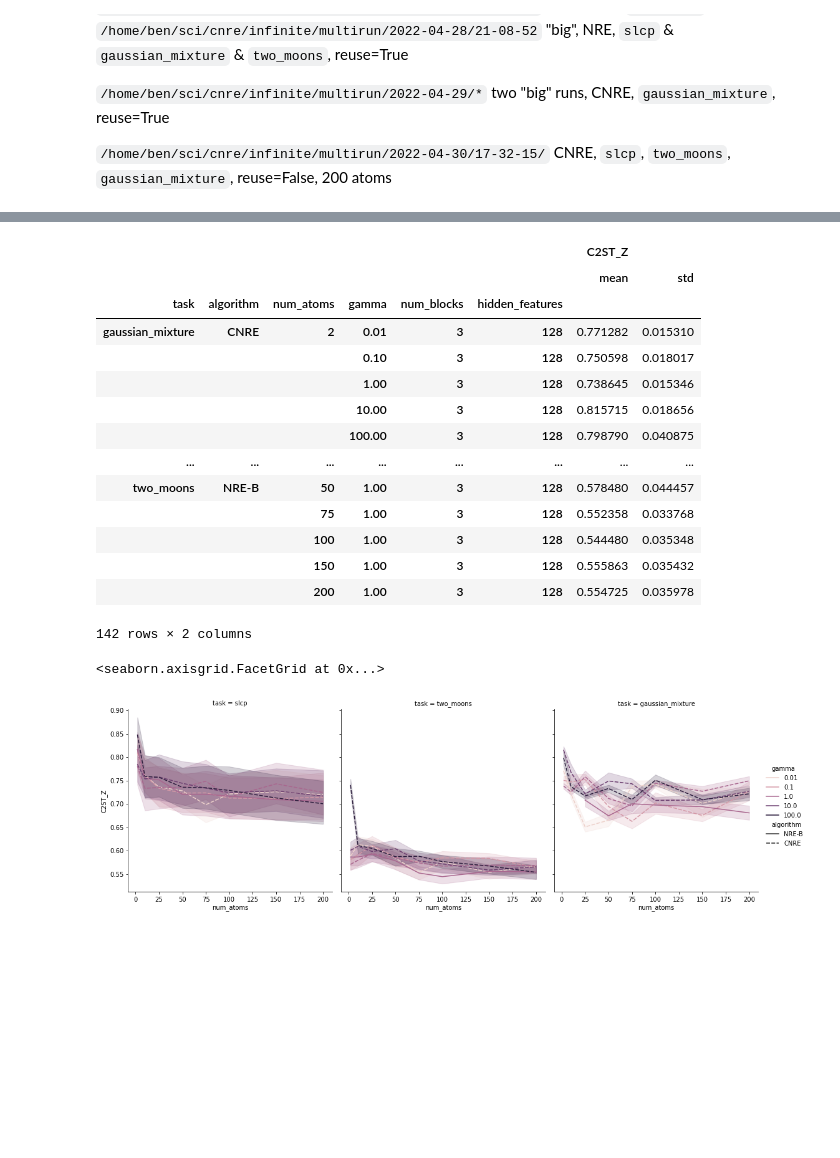
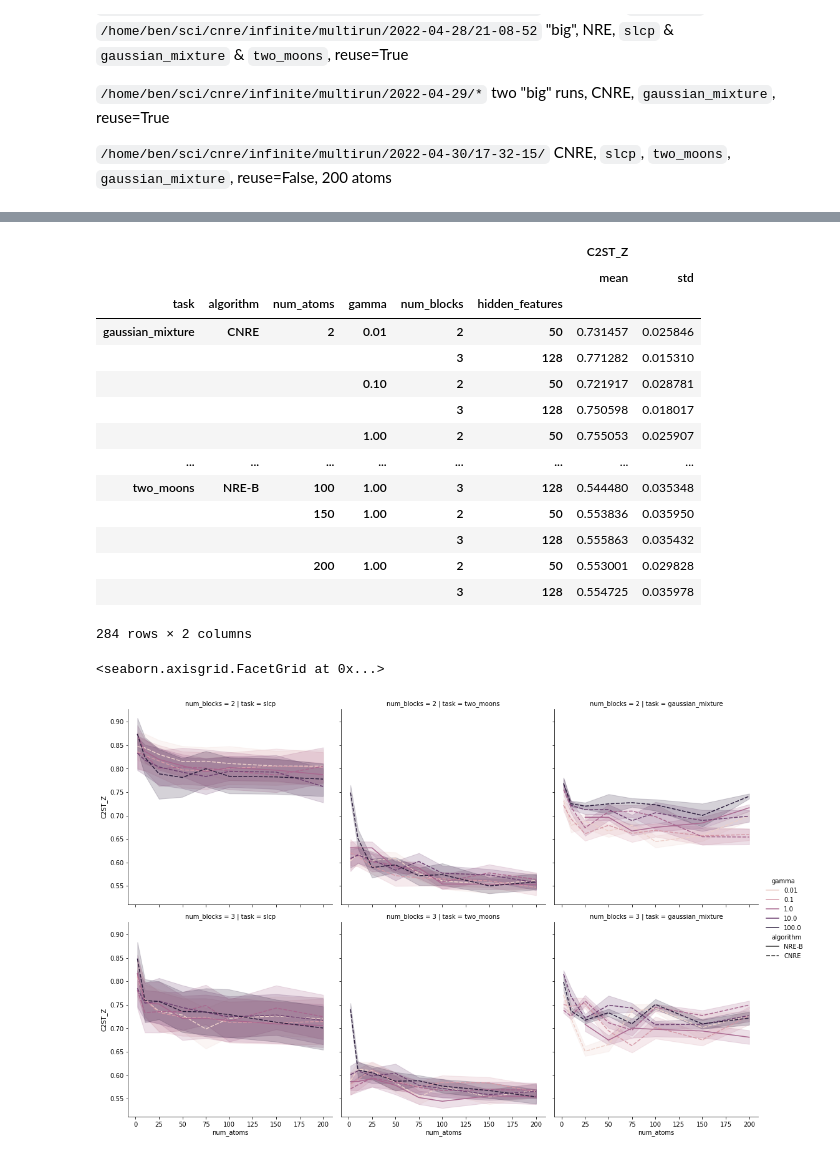
Before and after one commit to bkmi/cnre, a Jupyter notebook: infinite/01 validation loss.ipynb, the cells around one changed output, grey strips where cells are left out. Cells and saved outputs as stored; diff of their text form; code cells hidden in the pictures; blank space fills up the shorter version.

Commit message:
updated to introduce a data and algorithm config, made cheap prior option for infinite cnre

```diff
--- a/infinite/01 validation loss.ipynb
+++ b/infinite/01 validation loss.ipynb
@@ -52,7 +52,8 @@ files = [
     # "metrics-512.csv",
     # "metrics-512b.csv",
     # "metrics-reuse-false.csv",
-    "metrics-3layer-reuse-false.csv"
+    "metrics-3layer-reuse-false.csv",
+    "metrics-2layer-reuse-false.csv",
 ]
 df = pd.concat([pd.read_csv(file, index_col=0) for file in files], ignore_index=True)
 print(len(df))
@@ -107,32 +108,33 @@ df_wide.groupby([
 |  |  |  |  |  |  | C2ST_Z |  |
 |  |  |  |  |  |  | mean | std |
 | task | algorithm | num_atoms | gamma | num_blocks | hidden_features |  |  |
-| gaussian_mixture | CNRE | 2 | 0.01 | 3 | 128 | 0.771282 | 0.015310 |
-|  |  |  | 0.10 | 3 | 128 | 0.750598 | 0.018017 |
-|  |  |  | 1.00 | 3 | 128 | 0.738645 | 0.015346 |
-|  |  |  | 10.00 | 3 | 128 | 0.815715 | 0.018656 |
-|  |  |  | 100.00 | 3 | 128 | 0.798790 | 0.040875 |
+| gaussian_mixture | CNRE | 2 | 0.01 | 2 | 50 | 0.731457 | 0.025846 |
+|  |  |  |  | 3 | 128 | 0.771282 | 0.015310 |
+|  |  |  | 0.10 | 2 | 50 | 0.721917 | 0.028781 |
+|  |  |  |  | 3 | 128 | 0.750598 | 0.018017 |
+|  |  |  | 1.00 | 2 | 50 | 0.755053 | 0.025907 |
 | ... | ... | ... | ... | ... | ... | ... | ... |
-| two_moons | NRE-B | 50 | 1.00 | 3 | 128 | 0.578480 | 0.044457 |
-|  |  | 75 | 1.00 | 3 | 128 | 0.552358 | 0.033768 |
-|  |  | 100 | 1.00 | 3 | 128 | 0.544480 | 0.035348 |
-|  |  | 150 | 1.00 | 3 | 128 | 0.555863 | 0.035432 |
-|  |  | 200 | 1.00 | 3 | 128 | 0.554725 | 0.035978 |
+| two_moons | NRE-B | 100 | 1.00 | 3 | 128 | 0.544480 | 0.035348 |
+|  |  | 150 | 1.00 | 2 | 50 | 0.553836 | 0.035950 |
+|  |  |  |  | 3 | 128 | 0.555863 | 0.035432 |
+|  |  | 200 | 1.00 | 2 | 50 | 0.553001 | 0.029828 |
+|  |  |  |  | 3 | 128 | 0.554725 | 0.035978 |
-142 rows × 2 columns
+284 rows × 2 columns
 # %%
 sns.relplot(
     data=df_wide,
     x="num_atoms",
     y="C2ST_Z",
     hue="gamma",
     style="algorithm",
     col="task",
+    row="num_blocks",
     kind="line",
     hue_norm=LogNorm(),
 )
 # %% [output]
 <seaborn.axisgrid.FacetGrid at 0x...>
-[figure, old version]
+[figure, new version]
 # %%
 sns.relplot(
     data=df_wide,
```
Also changed, not shown: parts of 2 cells of this notebook, 11 other files.
